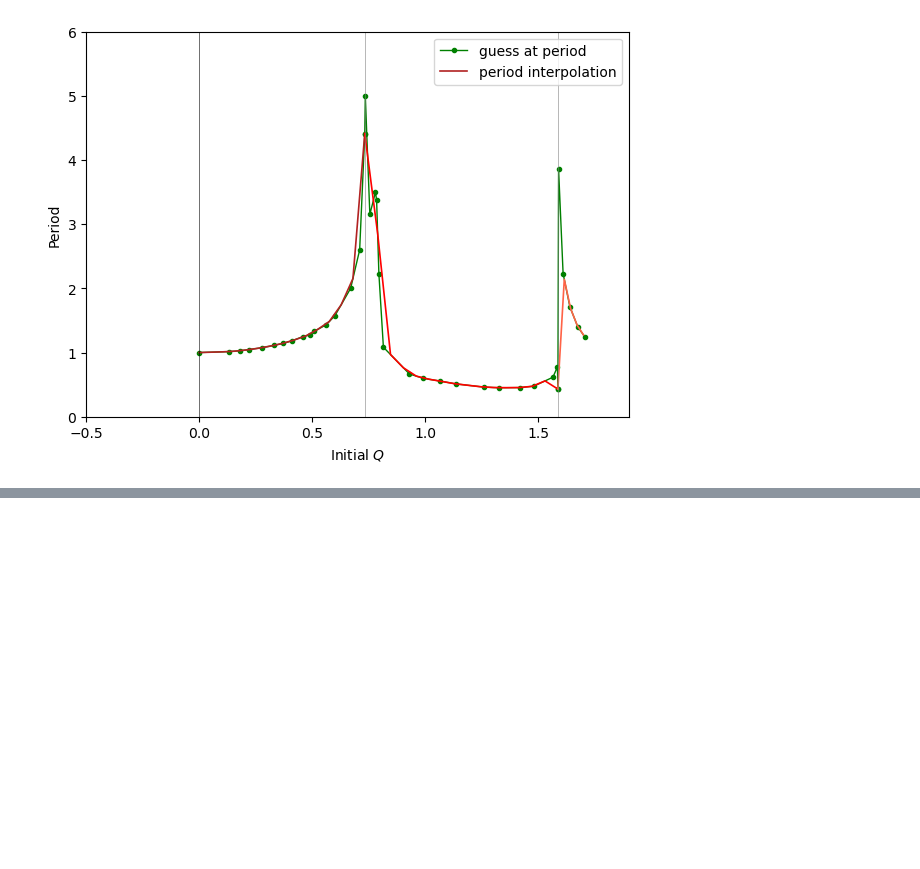
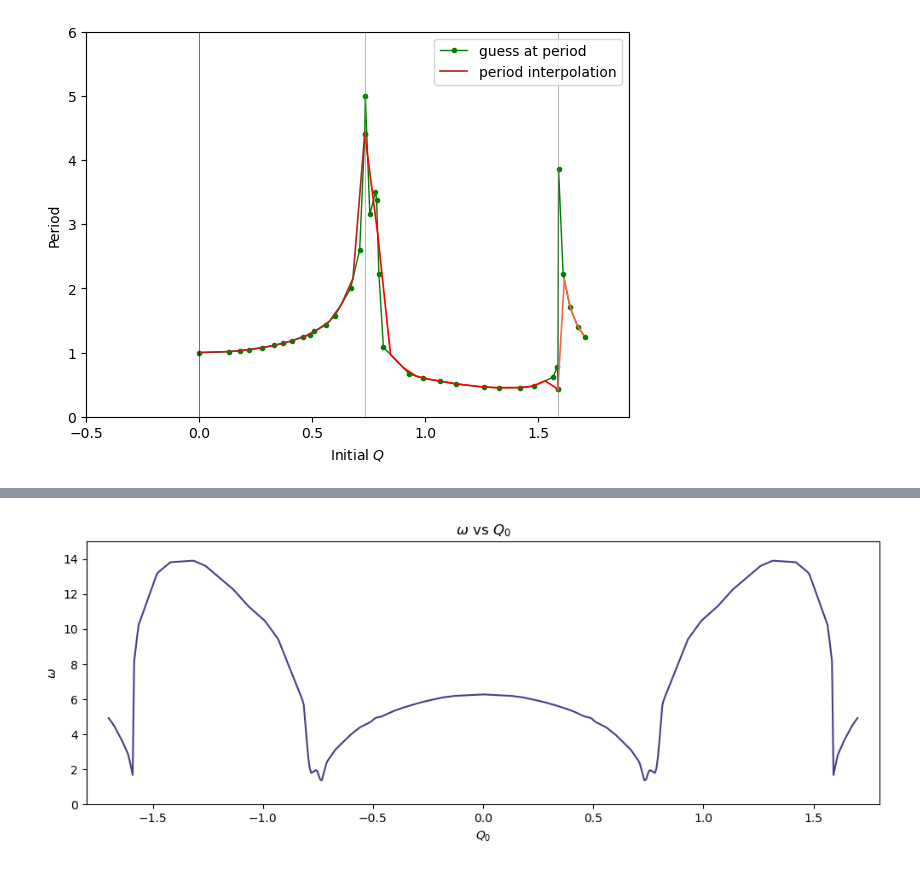
Before and after one commit to Phys3510-Fall2024/final-exam-fastkamondi, a Jupyter notebook: final-exam-question-2.ipynb, the cells around one changed output, grey strips where cells are left out. Drawn from its saved outputs; the diff is of its cells as text; code cells hidden in the pictures; blank space fills up the shorter version.

Commit message:
made janky graph for frequency vs Q0

```diff
--- a/final-exam-question-2.ipynb
+++ b/final-exam-question-2.ipynb
@@ -435,0 +446,48 @@ TypeError: only integer scalar arrays can be converted to a scalar index
+# %%
+Q0_by_hand     = np.array([0.0000, 0.1300, 0.1800, 0.2200, 0.2800, 0.3300, 0.3700, 0.4100, 0.4600, 0.4900, 0.5100, 0.5600, 0.6000, 0.6700,
+                           0.7100, 0.7350, 0.7550, 0.7800, 0.7850, 0.7950, 0.8150, 0.9300, 0.9900, 1.0650, 1.1350, 1.2600, 1.3150, 1.4200,
+                           1.4800, 1.5650, 1.5850, 1.5900, 1.6100, 1.6400, 1.6750, 1.7050])
+period_by_hand = np.array([1.0000, 1.0141, 1.0277, 1.0455, 1.0769, 1.1111, 1.1429, 1.1818, 1.2500, 1.2727, 1.3333, 1.4286, 1.5714, 2.0000,
+                           2.6000, 5.0000, 3.1538, 3.5000, 3.3750, 2.2308, 1.0833, 0.6666, 0.6000, 0.5556, 0.5116, 0.4615, 0.4516, 0.4545,
+                           0.4762, 0.6154, 0.7777, 3.8571, 2.2308, 1.7143, 1.4000, 1.2500])
+# %%
+period_by_hand = np.concatenate((np.flip(period_by_hand), period_by_hand))
+Q0_by_hand = np.concatenate((-np.flip(Q0_by_hand), Q0_by_hand))
+frequency_by_hand = 2*np.pi / period_by_hand
+
+frequency_interp = interp1d(Q0_by_hand, frequency_by_hand, kind='linear')
+# %%
+import numpy as np
+import matplotlib.pyplot as plt
+import ipywidgets as widgets
+from scipy.integrate import solve_ivp
+
+# plot Q_0 vs ω
+
+# initial conditions
+V0  = 0
+K   = 1.0
+D   = 2.4
+Phi = 1.0
+M   = 1.0
+
+# define mesh for plotting
+Q0_vals = np.linspace(-1.7,1.7,500)
+frequency_mesh = frequency_interp(Q0_vals)
+
+# construct figure
+plt.figure(figsize=(12, 4))
+
+# plt.plot(t_vals, U_vals, color="grey", label="Anharmonic Potential Energy $U(Q)$")
+plt.plot(Q0_vals, frequency_mesh, color="darkslateblue")
+# plt.plot(Q0_vals, Q_vals_anharmonic, color="red", label="Anharmonic Oscillator")
+plt.title("$\omega$ vs $Q_0$")
+plt.xlabel("$Q_0$")
+plt.ylabel("$\omega$")
+plt.xlim(-1.8,1.8)
+plt.ylim(0,15)
+# plt.axvline(x = period_interp(Q0), linewidth='0.4', color='grey')
+# plt.legend()
+plt.show()
+# %% [output]
+[figure, added]
```
Also changed, not shown: parts of 2 cells of this notebook.
